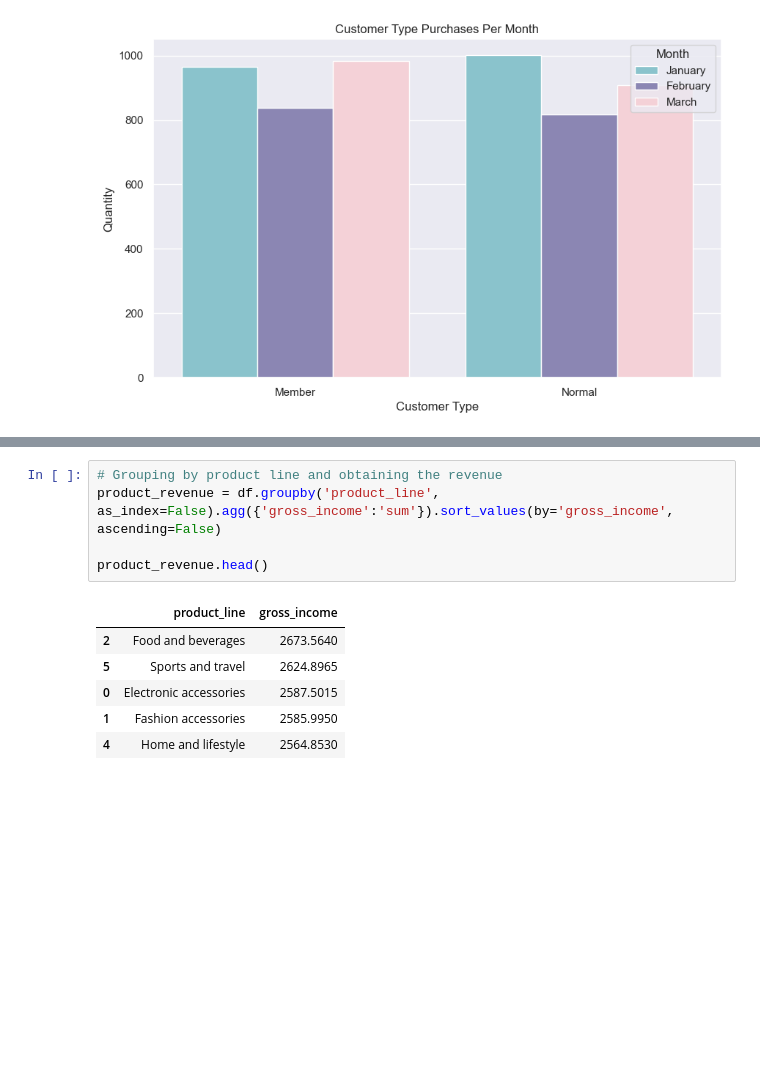
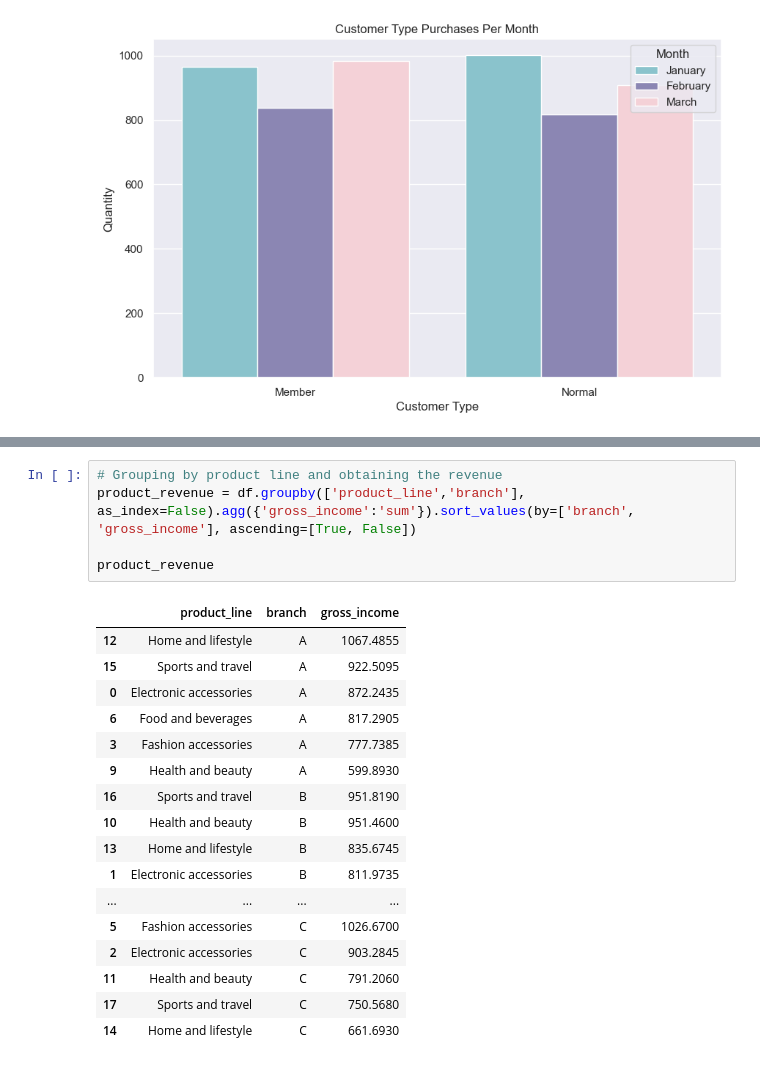
Before and after one commit to PPJQ/StoreAnalysis, a Jupyter notebook: StoreAnalysis.ipynb, the cells around one changed output, grey strips where cells are left out. Drawn from its saved outputs; the diff is of its cells as text; blank space fills up the shorter version.

```diff
--- a/StoreAnalysis.ipynb
+++ b/StoreAnalysis.ipynb
@@ -594,15 +705,26 @@ According with this results we can conclude the following:
 # %%
 # Grouping by product line and obtaining the revenue
-product_revenue = df.groupby('product_line', as_index=False).agg({'gross_income':'sum'}).sort_values(by='gross_income', ascending=False)
+product_revenue = df.groupby(['product_line','branch'], as_index=False).agg({'gross_income':'sum'}).sort_values(by=['branch', 'gross_income'], ascending=[True, False])
 
-product_revenue.head()
+product_revenue
 # %% [output]
-|  | product_line | gross_income |
-| 2 | Food and beverages | 2673.5640 |
-| 5 | Sports and travel | 2624.8965 |
-| 0 | Electronic accessories | 2587.5015 |
-| 1 | Fashion accessories | 2585.9950 |
-| 4 | Home and lifestyle | 2564.8530 |
+|  | product_line | branch | gross_income |
+| 12 | Home and lifestyle | A | 1067.4855 |
+| 15 | Sports and travel | A | 922.5095 |
+| 0 | Electronic accessories | A | 872.2435 |
+| 6 | Food and beverages | A | 817.2905 |
+| 3 | Fashion accessories | A | 777.7385 |
+| 9 | Health and beauty | A | 599.8930 |
+| 16 | Sports and travel | B | 951.8190 |
+| 10 | Health and beauty | B | 951.4600 |
+| 13 | Home and lifestyle | B | 835.6745 |
+| 1 | Electronic accessories | B | 811.9735 |
+| ... | ... | ... | ... |
+| 5 | Fashion accessories | C | 1026.6700 |
+| 2 | Electronic accessories | C | 903.2845 |
+| 11 | Health and beauty | C | 791.2060 |
+| 17 | Sports and travel | C | 750.5680 |
+| 14 | Home and lifestyle | C | 661.6930 |
 # %%
 # Creating the data chart of Product Line Gross Income
 plt.figure(figsize=(8,6))
```
Also changed, not shown: parts of 35 cells of this notebook, 10 other files.
